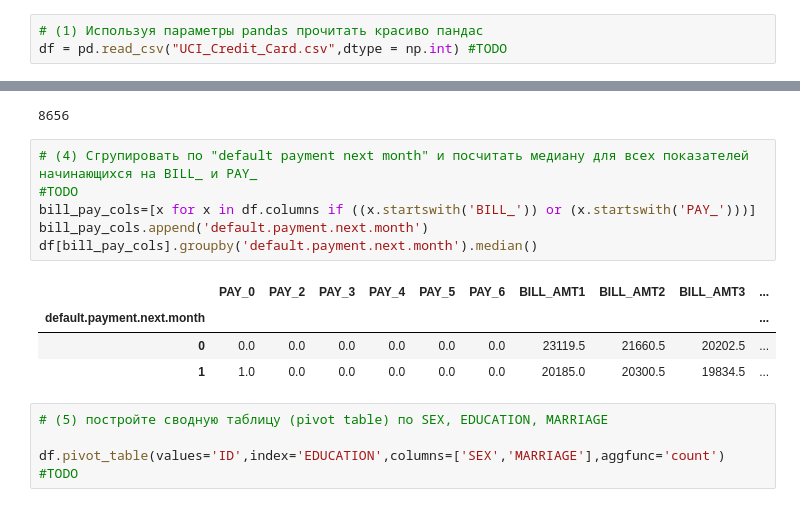
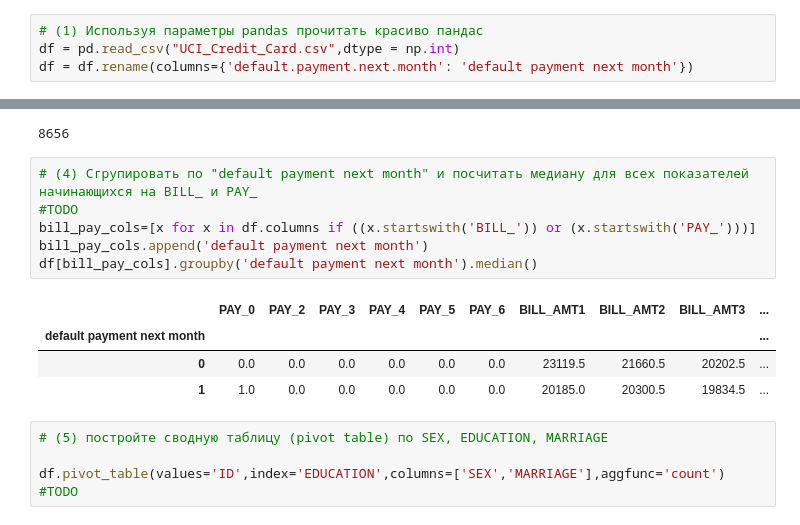
Before and after one commit to stavrovskaya/sfml, a Jupyter notebook: hw_01/hw1-task.ipynb, the cells around one changed output, grey strips where cells are left out. Saved outputs shown, nothing was run; the diff lists cells and outputs as text.

```diff
--- a/hw_01/hw1-task.ipynb
+++ b/hw_01/hw1-task.ipynb
@@ -3,7 +3,8 @@ import pandas as pd
 import numpy as np
 # %%
 # (1) Используя параметры pandas прочитать красиво пандас
-df = pd.read_csv("UCI_Credit_Card.csv",dtype = np.int) #TODO
+df = pd.read_csv("UCI_Credit_Card.csv",dtype = np.int)
+df = df.rename(columns={'default.payment.next.month': 'default payment next month'})
 # %%
 df.head()
 # %% [output]
@@ -54,12 +55,12 @@ df[(df['SEX'] == 2) & (df['EDUCATION'] == 2)].shape[0]
 # %%
 # (4) Сгрупировать по "default payment next month" и посчитать медиану для всех показателей начинающихся на BILL_ и PAY_
 #TODO
 bill_pay_cols=[x for x in df.columns if ((x.startswith('BILL_')) or (x.startswith('PAY_')))]
-bill_pay_cols.append('default.payment.next.month')
-df[bill_pay_cols].groupby('default.payment.next.month').median()
+bill_pay_cols.append('default payment next month')
+df[bill_pay_cols].groupby('default payment next month').median()
 # %% [output]
 |  | PAY_0 | PAY_2 | PAY_3 | PAY_4 | PAY_5 | PAY_6 | BILL_AMT1 | BILL_AMT2 | BILL_AMT3 | ... |
-| default.payment.next.month |  |  |  |  |  |  |  |  |  | ... |
+| default payment next month |  |  |  |  |  |  |  |  |  | ... |
 | 0 | 0.0 | 0.0 | 0.0 | 0.0 | 0.0 | 0.0 | 23119.5 | 21660.5 | 20202.5 | ... |
 | 1 | 1.0 | 0.0 | 0.0 | 0.0 | 0.0 | 0.0 | 20185.0 | 20300.5 | 19834.5 | ... |
 # %%
```
Also changed, not shown: parts of 3 cells of this notebook.
